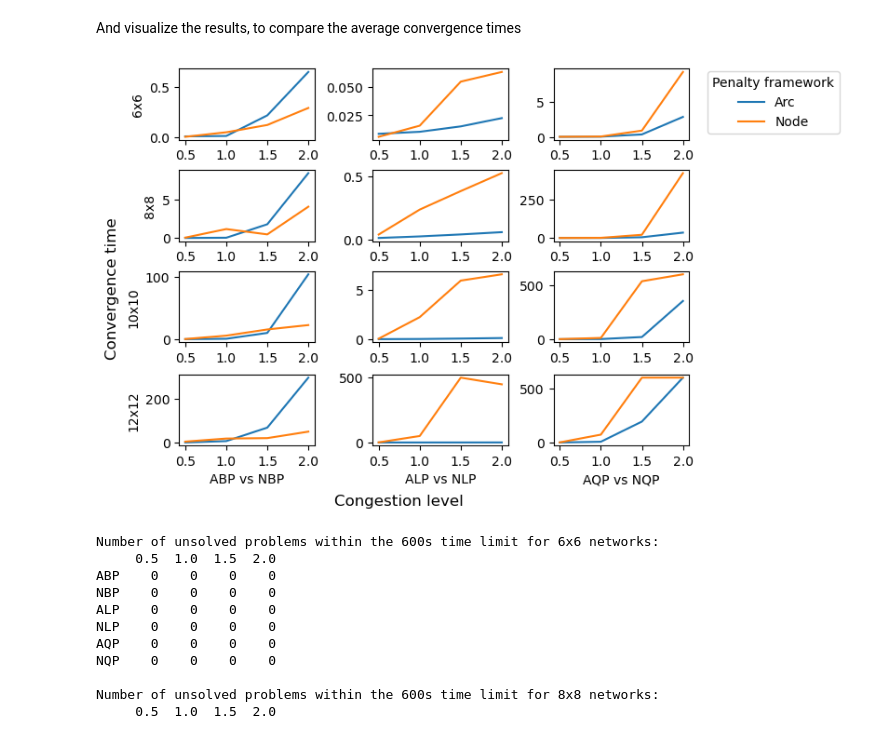
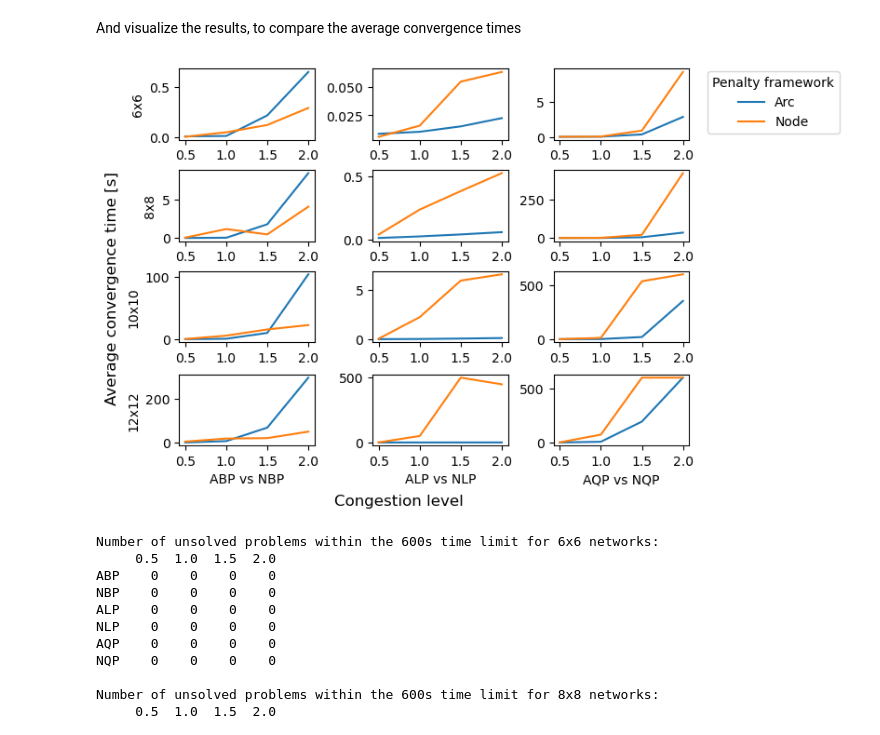
Before and after one commit to kkevin98/Multiple_shortest_path_problem_with_path_deconfliction, a Jupyter notebook: Model_practability.ipynb, the cells around one changed output. Cells and saved outputs as stored; diff of their text form; code cells hidden in the pictures.

```diff
--- a/Model_practability.ipynb
+++ b/Model_practability.ipynb
@@ -198,35 +198,35 @@ fig, axs = plt.subplots(4, 3, layout="constrained")
 
 for row, network_type in enumerate(network_types):
     for col, (arc_pb, node_pb) in enumerate(chunks(problem_types,2)):
 
         arc_pb_times = avg_convergence_times[idx_of_network_type[network_type],
                                         idx_of_pb_type[arc_pb],
                                         :]
 
         node_pb_times = avg_convergence_times[idx_of_network_type[network_type],
                                         idx_of_pb_type[node_pb],
                                         :]
 
         axs[row,col].plot(congestion_levels, arc_pb_times, label="Arc")
         axs[row,col].plot(congestion_levels, node_pb_times, label="Node")
 
         # avg convergence times are computed just for certain congestion levels
         axs[row,col].xaxis.set_ticks(congestion_levels)  # set plots' x-axis
 
         plt.setp(axs[-1, col], xlabel=f"{arc_pb} vs {node_pb}")
 
     plt.setp(axs[row, 0], ylabel=f"{network_type}")
 
 # common axis labels
 fig.supxlabel('Congestion level')
-fig.supylabel('Convergence time')
+fig.supylabel('Average convergence time [s]')
 
 handles, labels = axs[row,col].get_legend_handles_labels()
 fig.legend(handles, labels, title="Penalty framework", bbox_to_anchor=(1.25, 1))
 
 plt.show()
 # %% [output]
-[figure, old version]
+[figure, new version]
 # %%
 for network_type in network_types:
     unsolved_problems_df = pd.DataFrame(num_of_unsolved_problems[idx_of_network_type[network_type], :, :],
```
Also changed, not shown: parts of 1 cell of this notebook, 1 other file.
